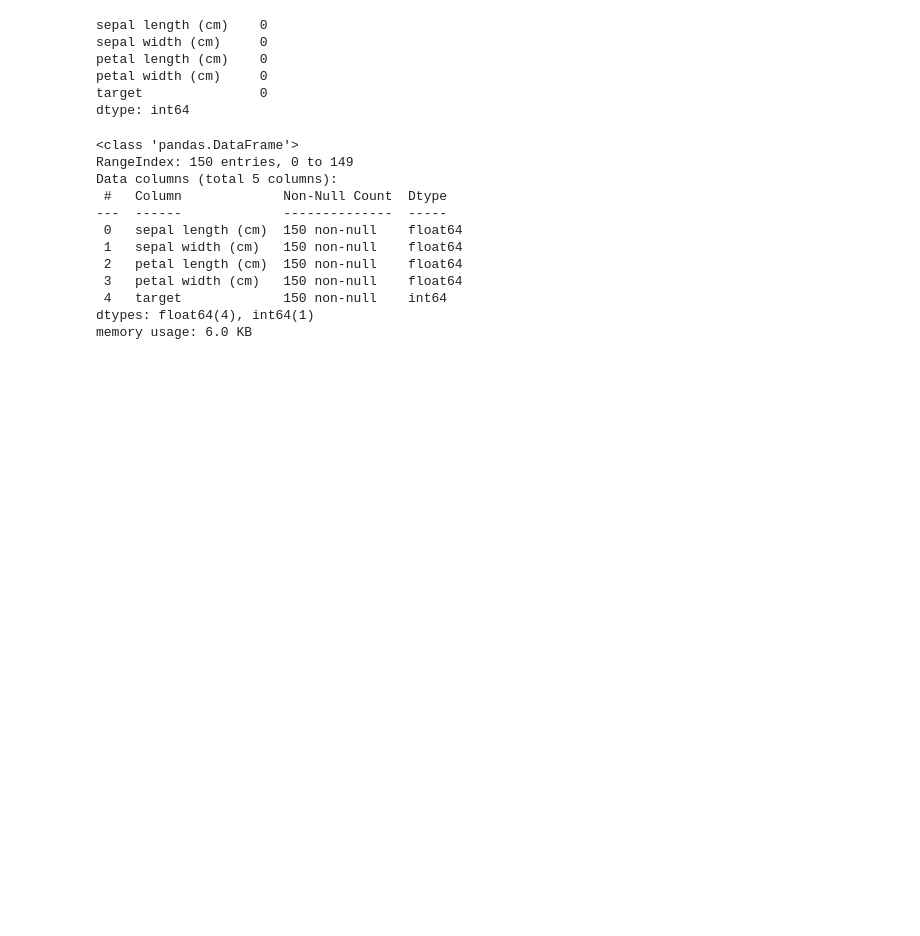
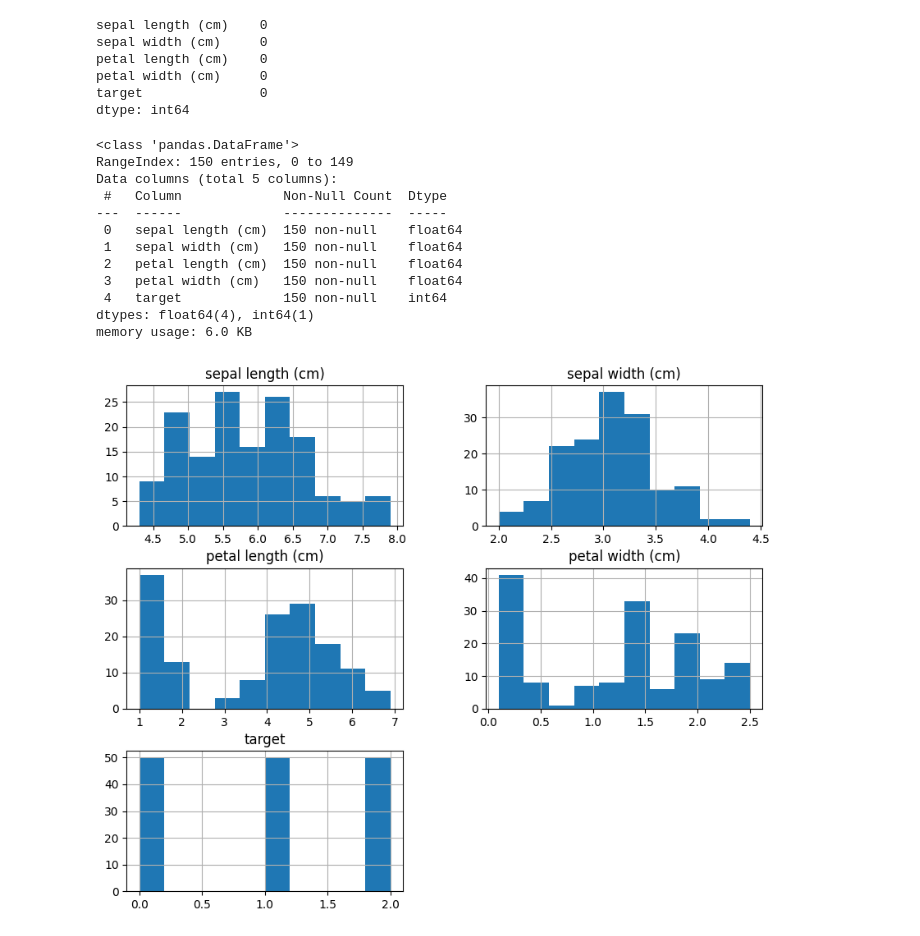
Before and after one commit to yashpandey474/Nvidia-Fundamentals-of-ML-Course, a Jupyter notebook: classification.ipynb, the cells around one changed output. Cells and saved outputs as stored; diff of their text form; code cells hidden in the pictures; blank space fills up the shorter version.

```diff
--- a/classification.ipynb
+++ b/classification.ipynb
@@ -75,3 +99,7 @@ memory usage: 6.0 KB
 # All columns are numerical and there are no missing values. We can proceed to train a model on this dataset.
 # %%
 # Visualise distribution of the numerical features
+data.hist(figsize=(10, 8))
+plt.show()
+# %% [output]
+[figure, added]
```
Also changed, not shown: parts of 3 cells of this notebook.
